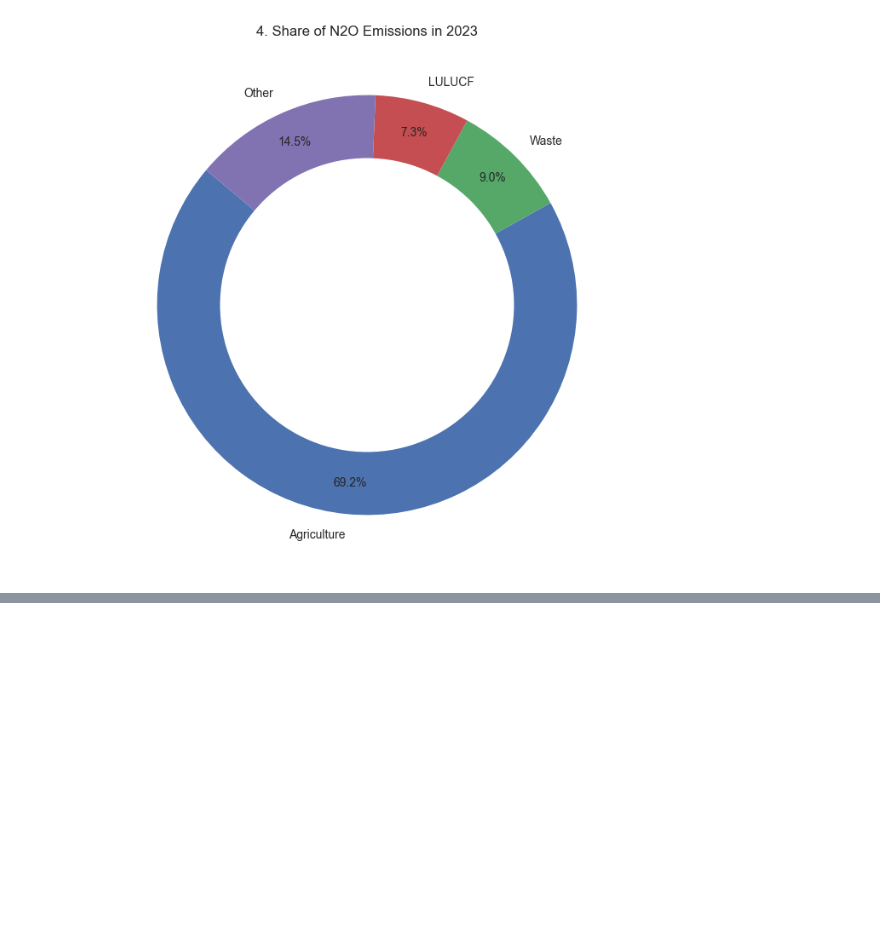
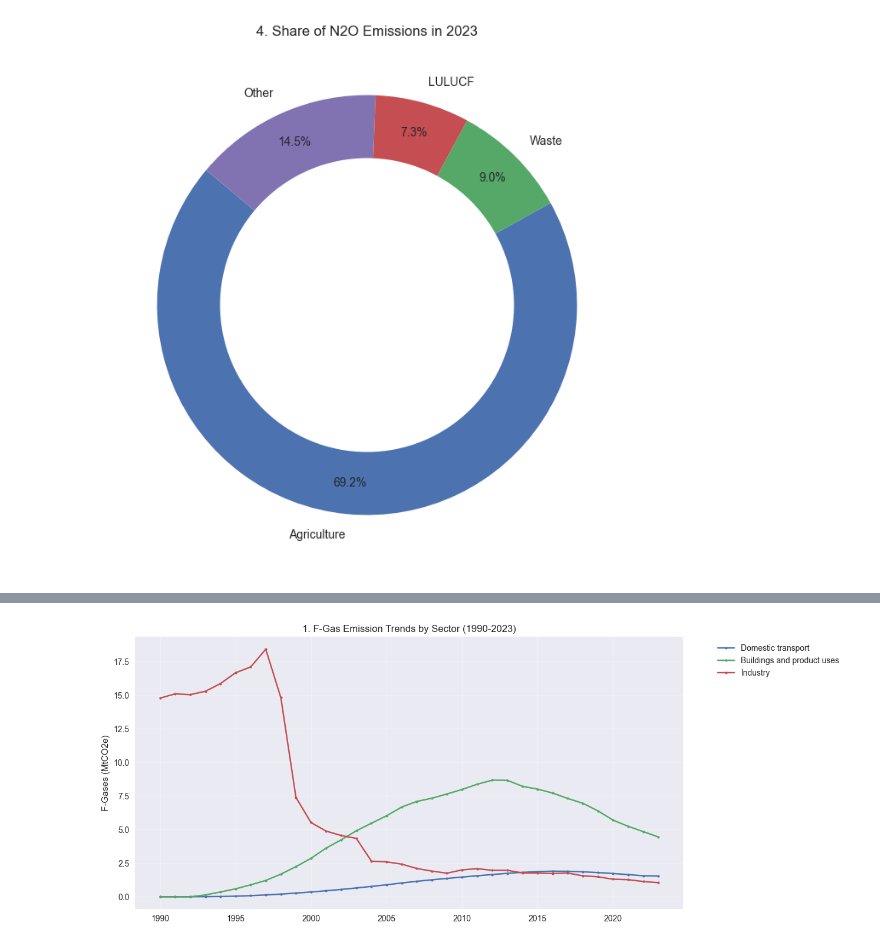
Before and after one commit to Shreyasrs23/UK-Carbon-Emissions-Data-Mining-Project, a Jupyter notebook: Data_Exploration.ipynb, the cells around one changed output, grey strips where cells are left out. Saved outputs shown, nothing was run; the diff lists cells and outputs as text; code cells hidden in the pictures; blank space fills up the shorter version.

Commit message:
Adding Working code for visualizations on Table 1.6 and 1.7 with a classification Model added for table 1.7 into the dashboard

```diff
--- a/Data_Exploration.ipynb
+++ b/Data_Exploration.ipynb
@@ -859,0 +862,82 @@ Sectors: ['Electricity supply', 'Fuel supply', 'Domestic transport', 'Buildings
+# %%
+import pandas as pd
+import matplotlib.pyplot as plt
+import seaborn as sns
+import numpy as np
+
+# ==========================================
+# 1. LOAD & CLEAN TABLE 1.6 (F-GASES)
+# ==========================================
+file_path = 'final-greenhouse-gas-emissions-tables-2023.xlsx'
+
+# FIX: Table 1.6 header is usually on row 6 (index 6)
+df_f = pd.read_excel(file_path, sheet_name='1.6', header=6)
+
+# Clean column names
+df_f.columns = [c if isinstance(c, int) else str(c).strip() for c in df_f.columns]
+
+# Check if 'TES sector' exists (Verification)
+if 'TES sector' not in df_f.columns:
+    print("Error: 'TES sector' column not found. Check header row index.")
+    print("Columns found:", df_f.columns)
+else:
+    # Filter for Main Sectors
+    mask = (df_f['TES sector'].str.endswith(' total', na=False)) & \
+           (df_f['TES sector'] != 'Grand total')
+    df_f_clean = df_f[mask].copy()
+
+    # Clean Index Names
+    df_f_clean['TES sector'] = df_f_clean['TES sector'].str.replace(' total', '')
+    df_f_clean.set_index('TES sector', inplace=True)
+
+    # Fix Year Columns
+    year_cols = [c for c in df_f_clean.columns if str(c).replace('.', '').isdigit()]
+    df_f_ts = df_f_clean[year_cols].apply(pd.to_numeric, errors='coerce')
+    df_f_ts.columns = df_f_ts.columns.astype(int)
+
+    print("F-Gases (1.6) Data Loaded Successfully.")
+    print(f"Sectors: {df_f_ts.index.tolist()}")
+
+    # ==========================================
+    # 2. VISUALIZATIONS FOR TABLE 1.6
+    # ==========================================
+    start_year, end_year = 1990, 2023
+
+    # VIS 1: Trend Comparison
+    plt.figure(figsize=(12, 6))
+    # Filter out sectors with near-zero emissions for cleaner plot
+    active_sectors = df_f_ts.loc[(df_f_ts.sum(axis=1) > 0.1)].index
+    for s in active_sectors:
+        plt.plot(df_f_ts.columns, df_f_ts.loc[s], marker='o', markersize=3, label=s)
+
+    plt.title(f'1. F-Gas Emission Trends by Sector ({start_year}-{end_year})')
+    plt.ylabel('F-Gases (MtCO2e)')
+    plt.legend(bbox_to_anchor=(1.05, 1), loc='upper left')
+    plt.grid(True, alpha=0.3)
+    plt.show()
+
+    # VIS 2: Stacked Area
+    plt.figure(figsize=(12, 6))
+    plt.stackplot(df_f_ts.columns, df_f_ts.values, labels=df_f_ts.index, alpha=0.8, cmap='cool')
+    plt.title('2. Composition of F-Gas Emissions')
+    plt.ylabel('F-Gases (MtCO2e)')
+    plt.legend(loc='upper left')
+    plt.show()
+
+    # VIS 3: Snapshot Bar (Current Year)
+    plt.figure(figsize=(10, 5))
+    snapshot = df_f_ts[end_year].sort_values(ascending=True)
+    snapshot = snapshot[snapshot > 0]
+    bars = plt.barh(snapshot.index, snapshot.values, color='cyan')
+    plt.title(f'3. Top F-Gas Emitters in {end_year}')
+    plt.xlabel('MtCO2e')
+    for bar in bars:
+        plt.text(bar.get_width(), bar.get_y() + bar.get_height()/2, f'{bar.get_width():.2f}', va='center', fontsize=9)
+    plt.show()
+
+    # VIS 4: Heatmap
+    plt.figure(figsize=(12, 5))
+    sns.heatmap(df_f_ts, cmap="Blues", linewidths=.5, cbar_kws={'label': 'MtCO2e'})
+    plt.title('4. F-Gas Intensity Heatmap')
+    plt.show()
+# %% [output]
@@ -859,0 +946 @@ Sectors: ['Electricity supply', 'Fuel supply', 'Domestic transport', 'Buildings
+[figure, added]
```
Also changed, not shown: parts of 4 cells of this notebook, 4 other files.
